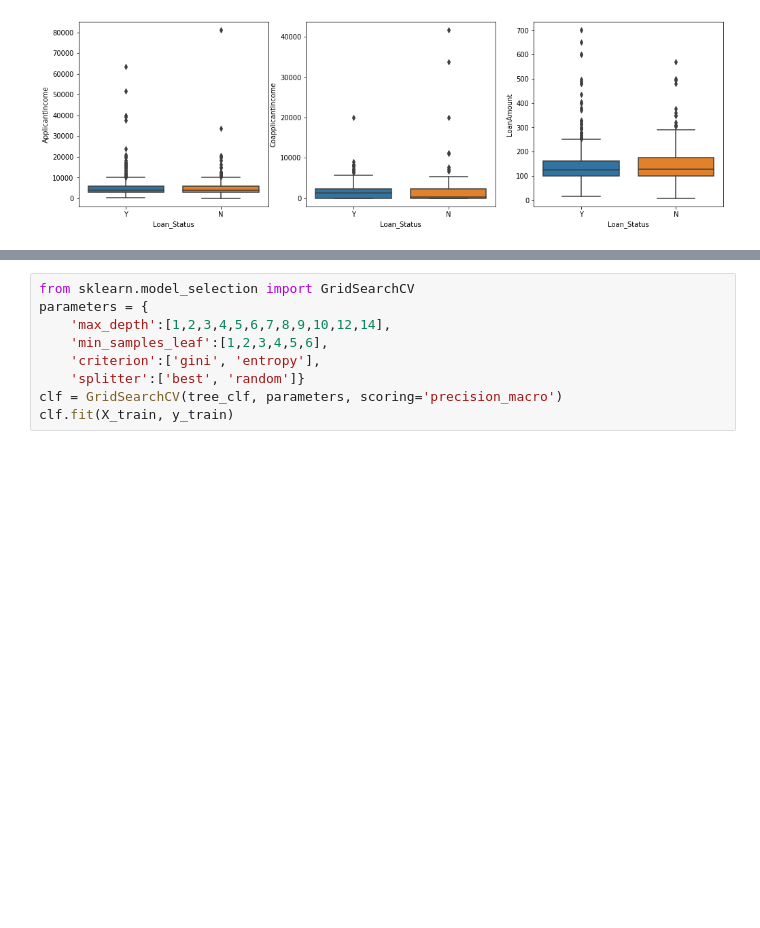
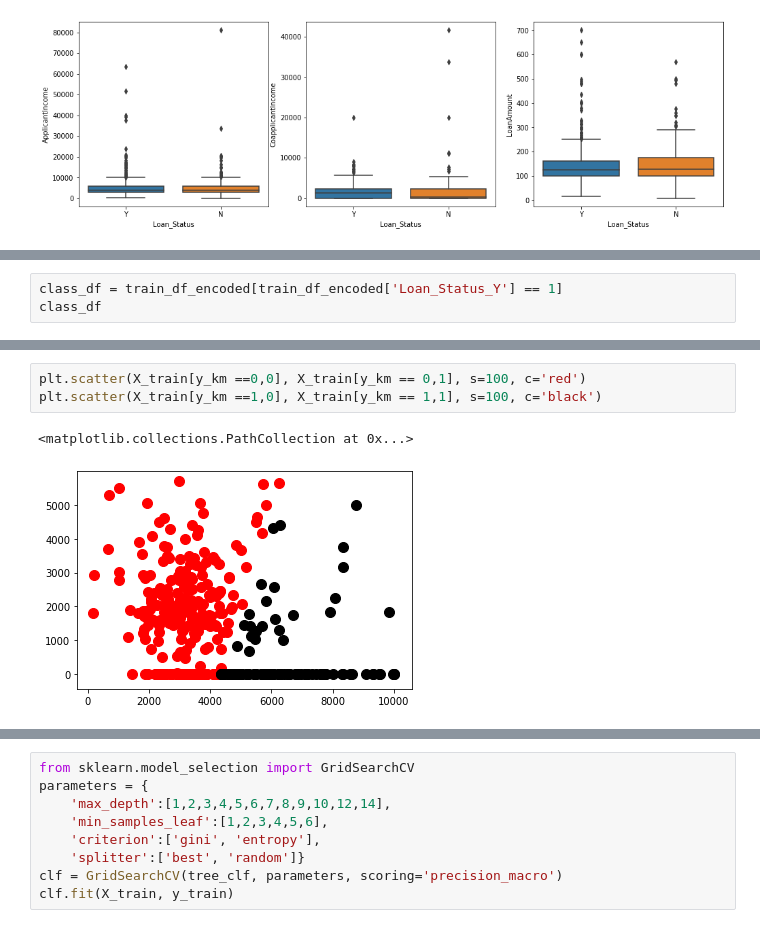
Before and after one commit to yasminekhalifa/Loan_prediction, a Jupyter notebook: Loan_predictor.ipynb, the cells around one changed output, grey strips where cells are left out. Drawn from its saved outputs; the diff is of its cells as text; blank space fills up the shorter version.

```diff
--- a/Loan_predictor.ipynb
+++ b/Loan_predictor.ipynb
@@ -68,0 +125,3 @@ train_df_encoded.head()
+# %%
+class_df = train_df_encoded[train_df_encoded['Loan_Status_Y'] == 1]
+class_df
@@ -82,0 +276,6 @@ X_test_imp = imp_train.transform(X_test)
+# %%
+plt.scatter(X_train[y_km ==0,0], X_train[y_km == 0,1], s=100, c='red')
+plt.scatter(X_train[y_km ==1,0], X_train[y_km == 1,1], s=100, c='black')
+# %% [output]
+<matplotlib.collections.PathCollection at 0x...>
+[figure, added]
```
Also changed, not shown: parts of 22 cells of this notebook, 13 other files.
